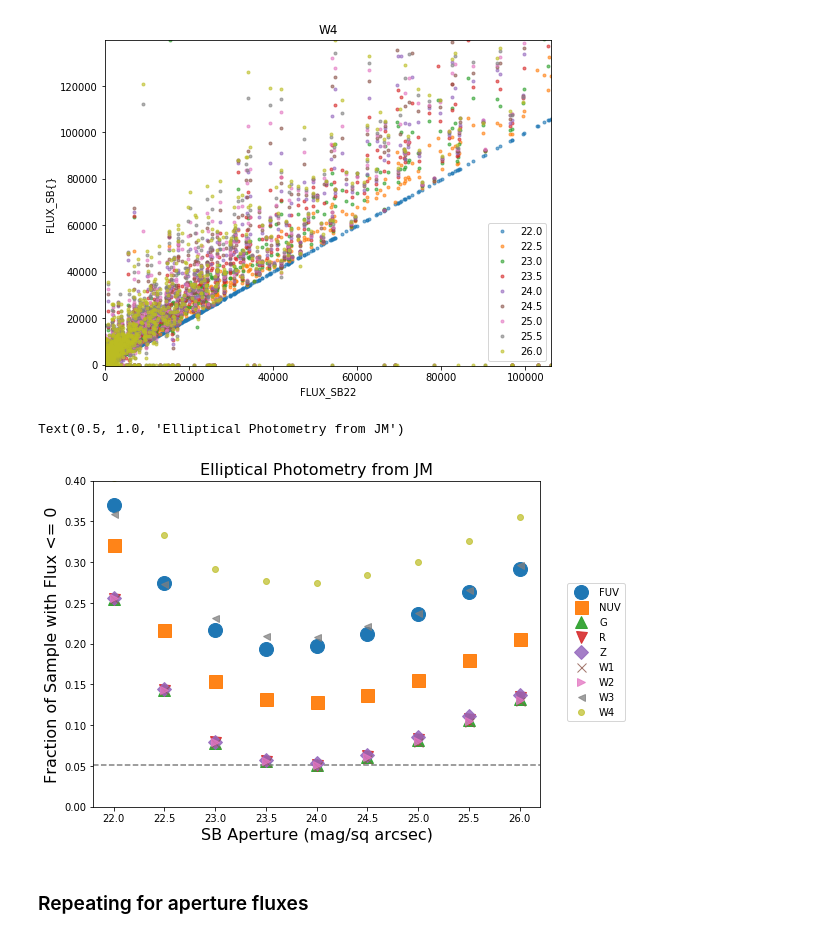
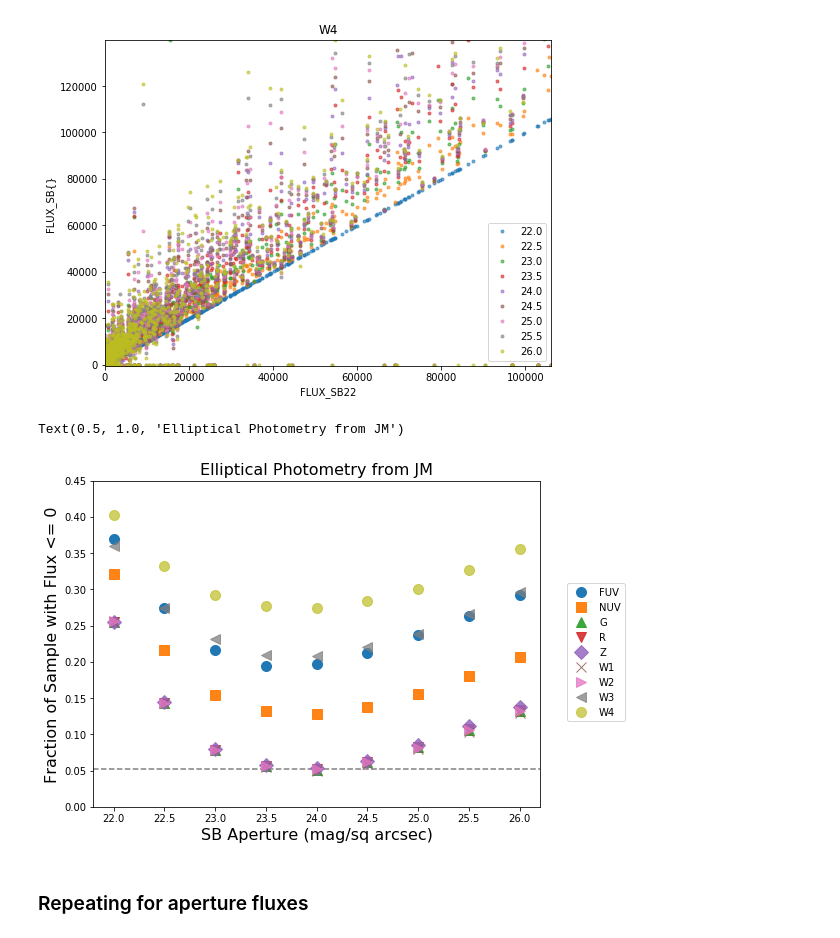
Before and after one commit to rfinn/virgoseds, a Jupyter notebook: notebooks/creating-magphys-input-files.ipynb, the cells around one changed output. Drawn from its saved outputs; the diff is of its cells as text; code cells hidden in the pictures.

```diff
--- a/notebooks/creating-magphys-input-files.ipynb
+++ b/notebooks/creating-magphys-input-files.ipynb
@@ -296,36 +296,36 @@ for i,filt in enumerate(filters):
 # %%
 ntot = len(ephot)
 plt.figure(figsize=(8,6))
 markers = ['o','s','^', 'v','D','x','>','<','o']
 sizes = np.arange(14,4,-1)
 alphas = np.linspace(1,.7,9)
 for i,filt in enumerate(filters):
     frac_zero=[]
     #plt.subplot(3,3,i+1)
     for a in aps:
         if a%1 == 0:
             y = 'FLUX_SB{:d}_{}'.format(int(a),filt)
         else:
             y = f'FLUX_SB{a}_{filt}'
         #print(y)
         frac_zero.append(np.sum(ephot[y] <= 0)/ntot)
     #if i%3 != 0:
     #    plt.yticks([],[])
     #if i < 6:
     #    plt.xticks([],[])
     if i ==3:
         plt.axhline(frac_zero[4],ls='--',c='0.5')
-    plt.plot(aps,frac_zero,'bo',label=filt,c=mycolors[i],marker=markers[i],markersize=sizes[i],alpha=alphas[i])
+    plt.plot(aps,frac_zero,'bo',label=filt,c=mycolors[i],marker=markers[i],markersize=10,alpha=alphas[i])
 
-plt.ylim(0,.40)
+plt.ylim(0,.45)
 
 plt.legend(bbox_to_anchor = (1.05, 0.7))
 plt.xlabel('SB Aperture (mag/sq arcsec)',fontsize=16)
 plt.ylabel('Fraction of Sample with Flux <= 0',fontsize=16)
 plt.title('Elliptical Photometry from JM',fontsize=16)
 # %% [output]
 Text(0.5, 1.0, 'Elliptical Photometry from JM')
-[figure, old version]
+[figure, new version]
 # %% [markdown]
 ### Repeating for aperture fluxes
 # %%
```
